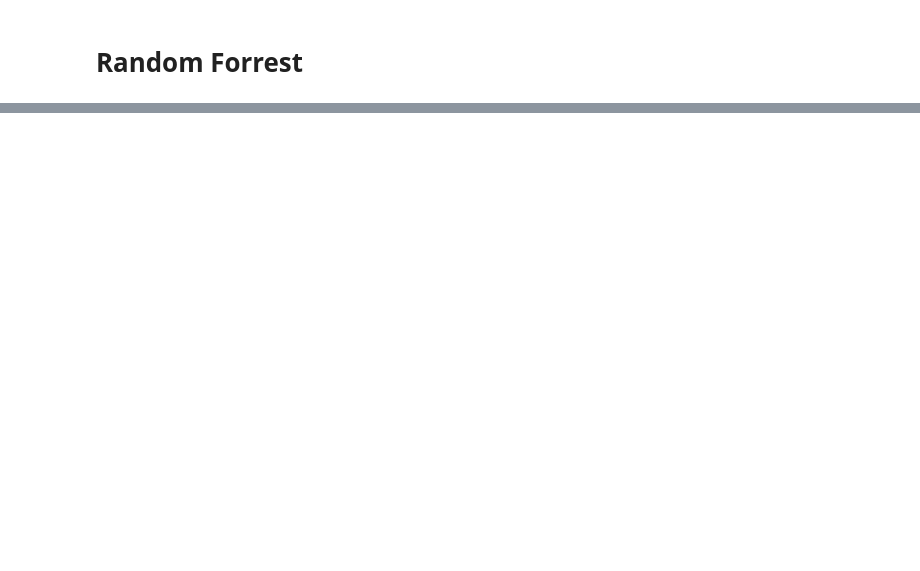
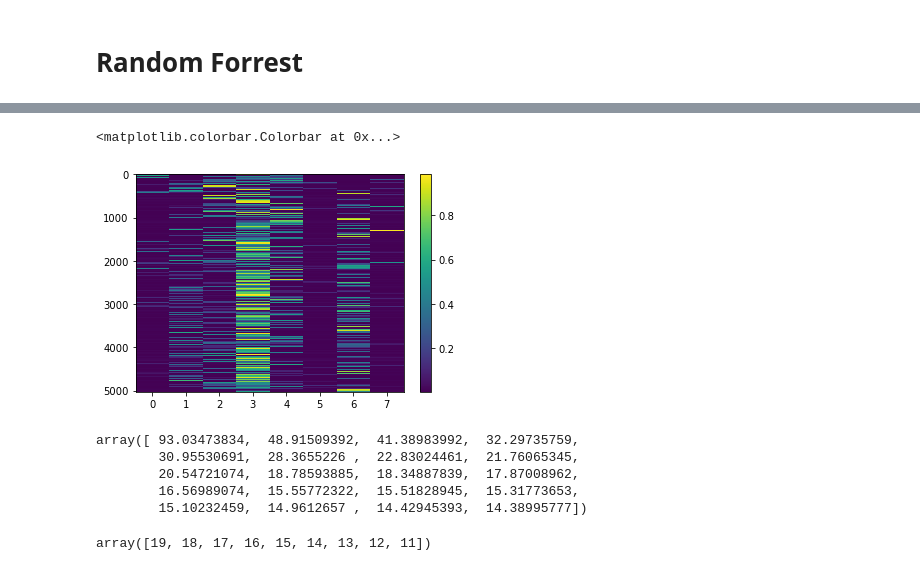
Before and after one commit to bkimmig/data-mining-project, a Jupyter notebook: notebooks/lda_v1.0.ipynb, the cells around one changed output, grey strips where cells are left out. Drawn from its saved outputs; the diff is of its cells as text; code cells hidden in the pictures; blank space fills up the shorter version.

```diff
--- a/notebooks/lda_v1.0.ipynb
+++ b/notebooks/lda_v1.0.ipynb
@@ -147,0 +155,18 @@ np.mean(f1_score(y_test, np.random.randint(0, 2, y_test.shape), average=None))
+# %%
+plt.imshow(Z, aspect='auto')
+plt.colorbar()
+# %% [output]
+<matplotlib.colorbar.Colorbar at 0x...>
+[figure, added]
+# %%
+lda.components_[0][lda.components_[0].argsort()[:-20 - 1:-1]]
+# %% [output]
+array([ 93.03473834,  48.91509392,  41.38983992,  32.29735759,
+        30.95530691,  28.3655226 ,  22.83024461,  21.76065345,
+        20.54721074,  18.78593885,  18.34887839,  17.87008962,
+        16.56989074,  15.55772322,  15.51828945,  15.31773653,
+        15.10232459,  14.9612657 ,  14.42945393,  14.38995777])
+# %%
+np.arange(20)[:10:-1]
+# %% [output]
+array([19, 18, 17, 16, 15, 14, 13, 12, 11])
```
Also changed, not shown: parts of 7 cells of this notebook, 6 other files.
